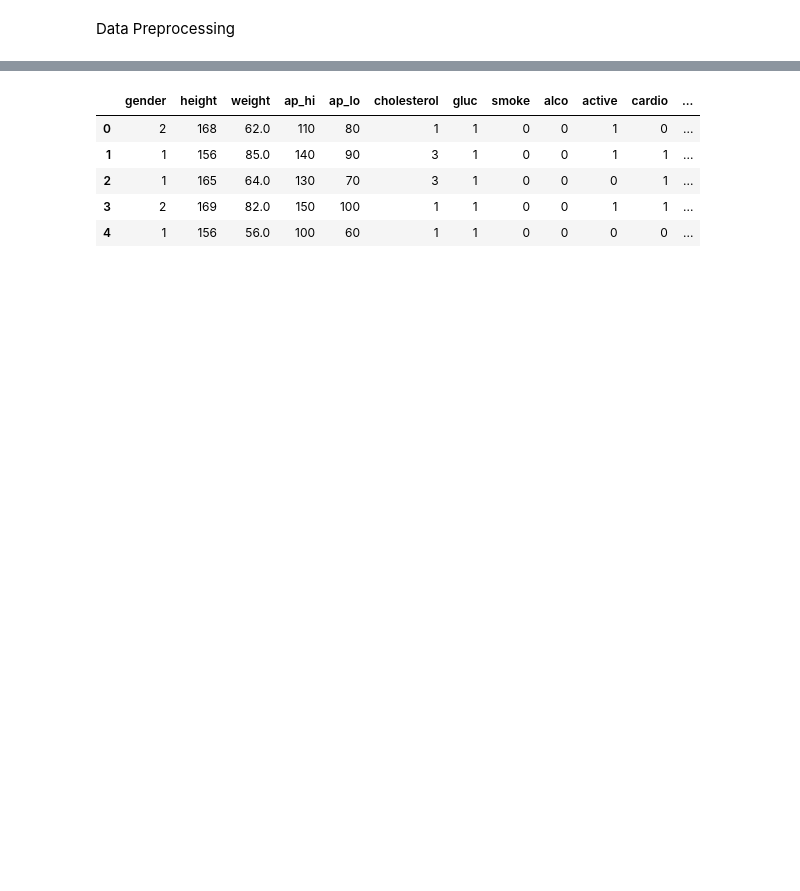
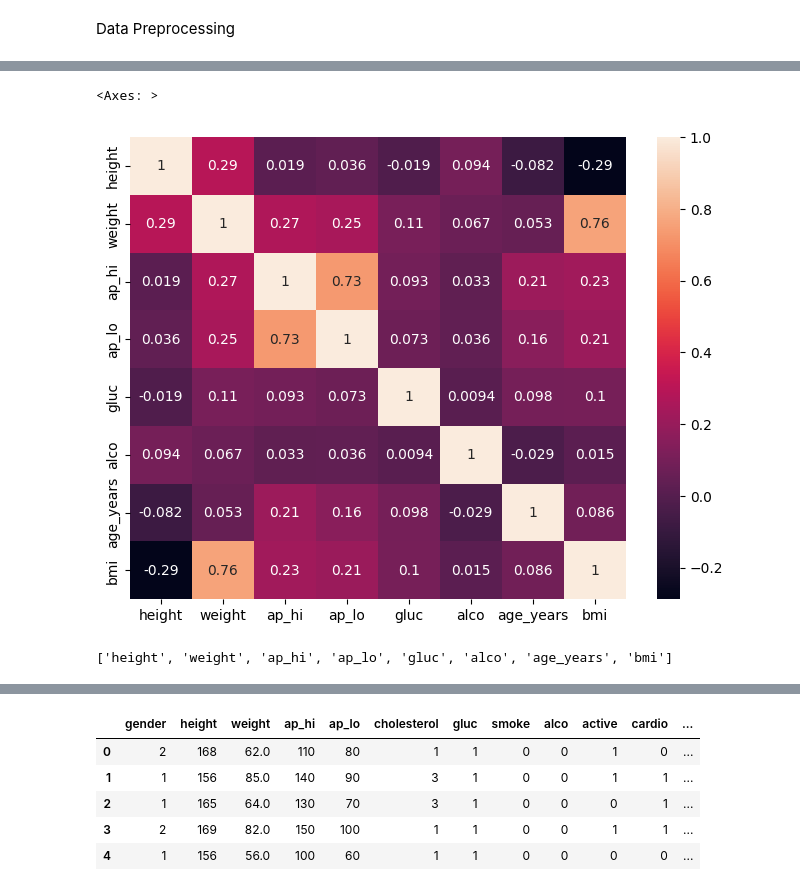
Before and after one commit to Manishkumar902/Project_cardio, a Jupyter notebook: ML_Project.ipynb, the cells around one changed output, grey strips where cells are left out. Drawn from its saved outputs; the diff is of its cells as text; code cells hidden in the pictures; blank space fills up the shorter version.

```diff
--- a/ML_Project.ipynb
+++ b/ML_Project.ipynb
@@ -31,3 +60,6 @@ df.shape
+# %%
+col_to_remove = ['age','bp_category_encoded','id']
+df.drop(col_to_remove,axis = 1 , inplace = True)
 # %% [markdown]
 Data Preprocessing
 # %%
@@ -44,3 +74,0 @@ df.shape
-# %%
-cols_to_remove = ['id','age','bp_category_encoded']
-df.drop(cols_to_remove,axis=1,inplace=True)
@@ -50,0 +105,12 @@ df.shape
+# %%
+corr = df[Numerical].corr()
+# %%
+plt.figure(figsize=(8,6))
+sns.heatmap(corr , annot = True)
+# %% [output]
+<Axes: >
+[figure, added]
+# %%
+Numerical
+# %% [output]
+['height', 'weight', 'ap_hi', 'ap_lo', 'gluc', 'alco', 'age_years', 'bmi']
```
Also changed, not shown: parts of 60 cells of this notebook, 3 other files.
